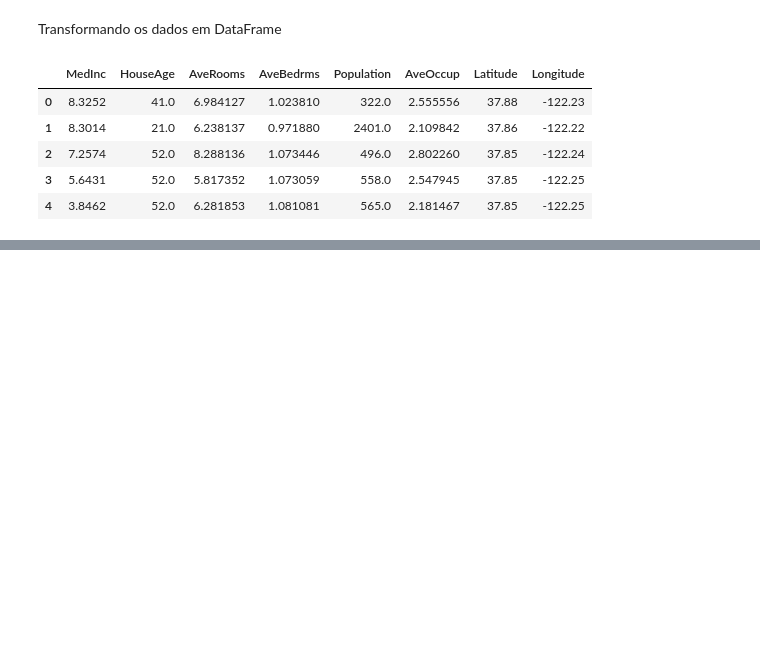
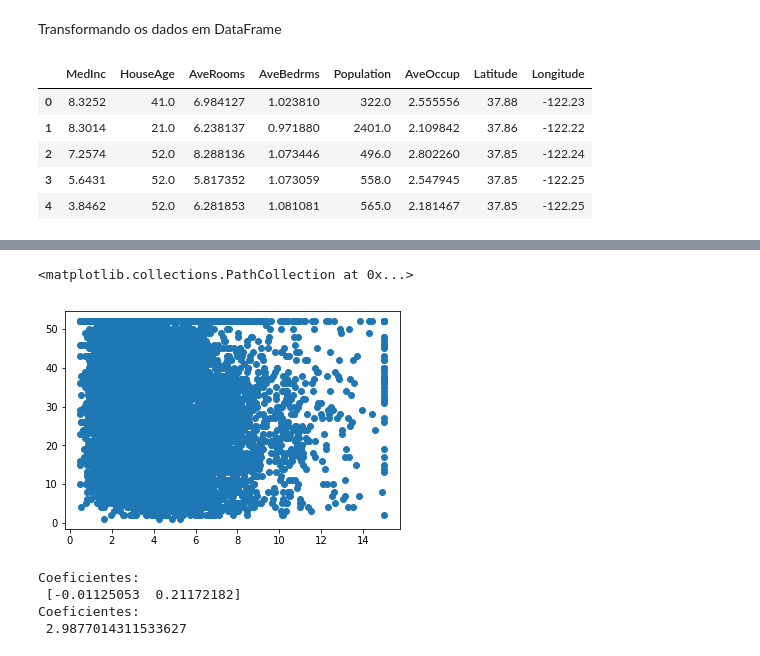
Before and after one commit to Jaudir/topicosic, a Jupyter notebook: equipe/regression/regressaoCodigo.ipynb, the cells around one changed output, grey strips where cells are left out. Saved outputs shown, nothing was run; the diff lists cells and outputs as text; code cells hidden in the pictures; blank space fills up the shorter version.

```diff
--- a/equipe/regression/regressaoCodigo.ipynb
+++ b/equipe/regression/regressaoCodigo.ipynb
@@ -58,0 +72,5 @@ y_test =
+# %%
+plt.scatter(tabela.MedInc,tabela.HouseAge)
+# %% [output]
+<matplotlib.collections.PathCollection at 0x...>
+[figure, added]
@@ -58,0 +92,11 @@ y_test =
+# %%
+# coeficientes a
+print('Coeficientes: \n', regr.coef_)
+#intercepto b
+print('Coeficientes: \n', regr.intercept_)
+#y = -0.01125053*HouseAge + 0.21172182*AveRooms + 2.9877014311533627
+# %% [output]
+Coeficientes:
+ [-0.01125053  0.21172182]
+Coeficientes:
+ 2.9877014311533627
```
Also changed, not shown: parts of 8 cells of this notebook.
